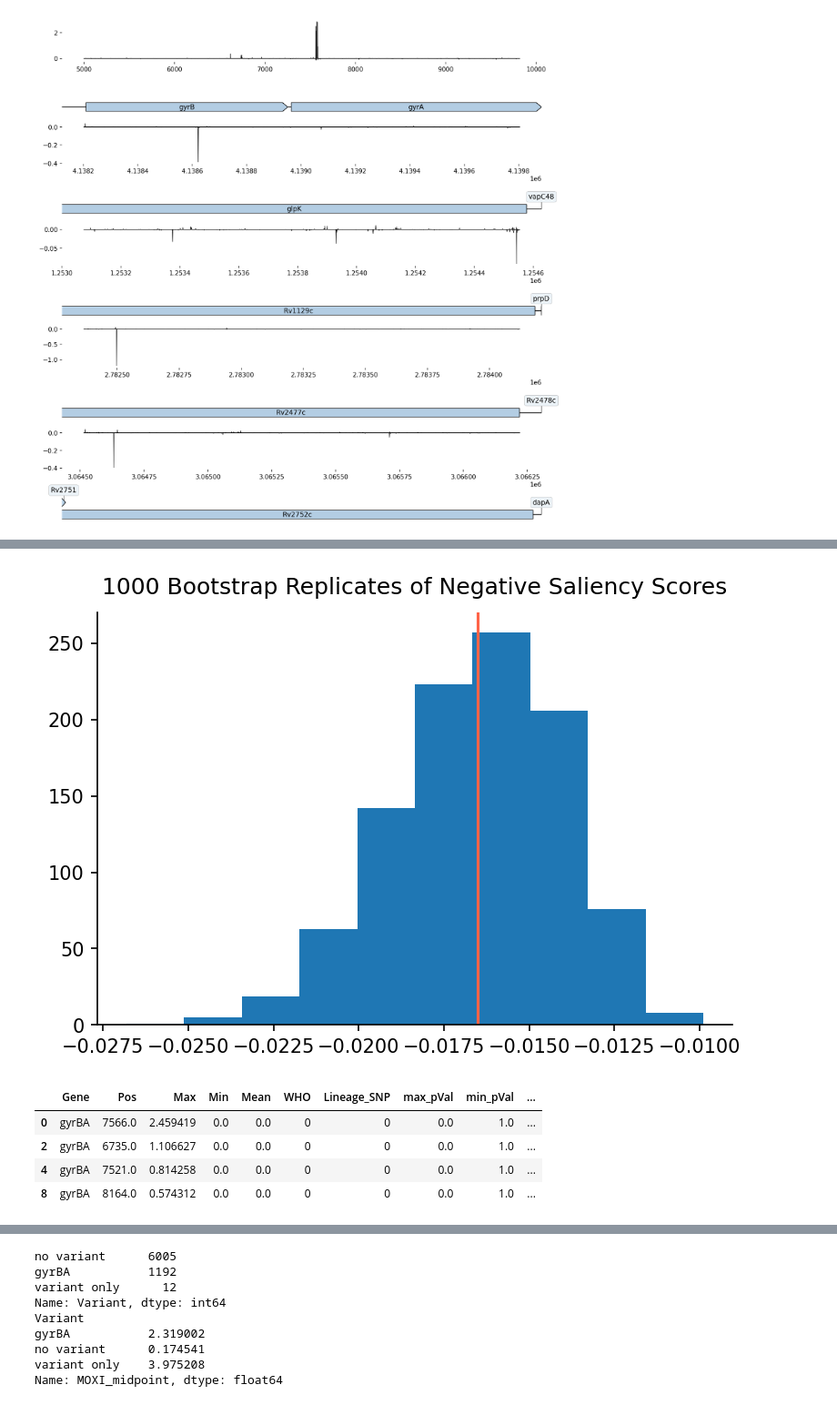
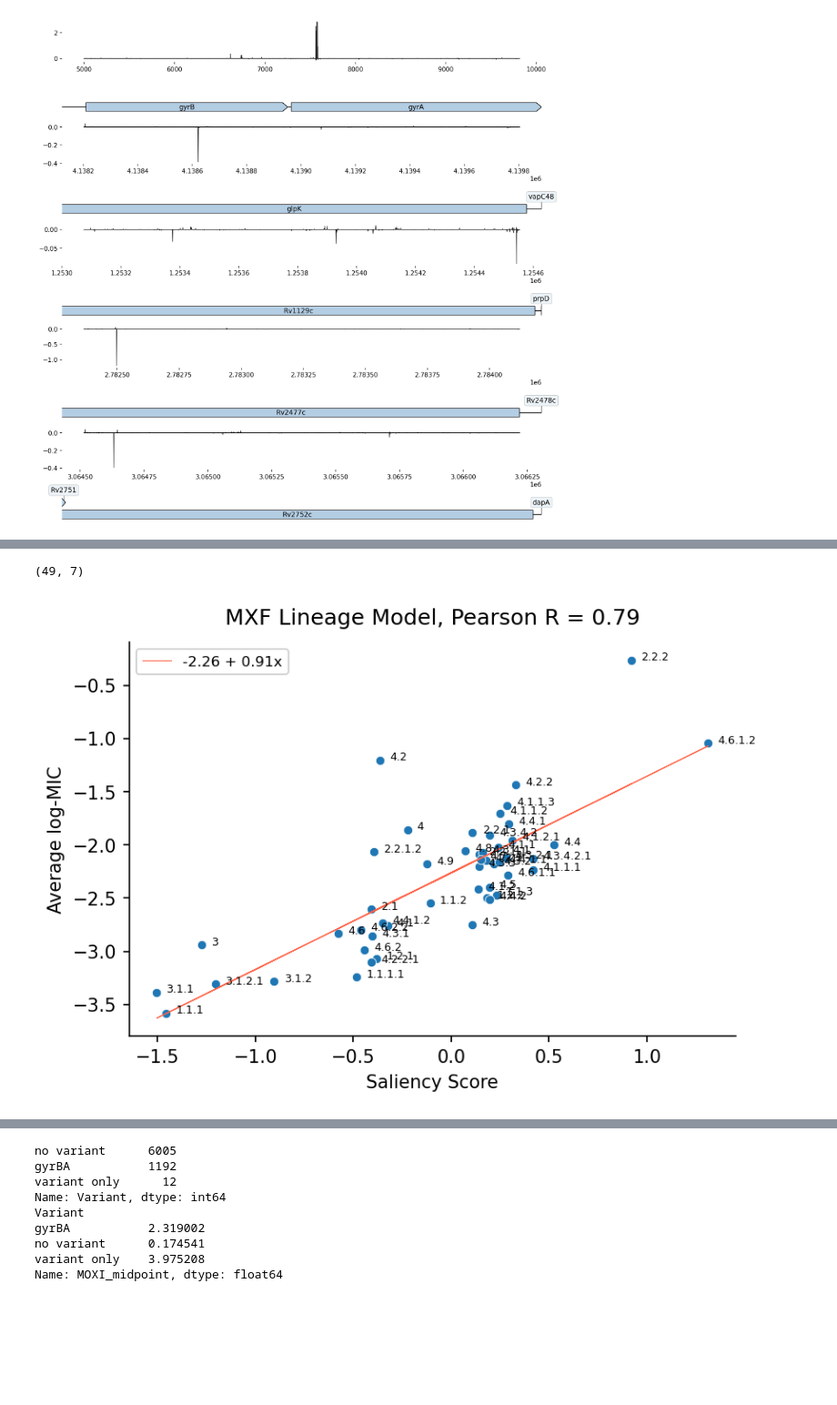
Before and after one commit to sanju99/MtbQuantCNN, a Jupyter notebook: analysis/plot_saliency.ipynb, the cells around one changed output, grey strips where cells are left out. Shown at 91% size. Drawn from its saved outputs; the diff is of its cells as text; code cells hidden in the pictures; blank space fills up the shorter version.

```diff
--- a/analysis/plot_saliency.ipynb
+++ b/analysis/plot_saliency.ipynb
@@ -363,7 +249,0 @@ sns.despine()
-# %%
-plt.hist(bs_min_reps)
-plt.axvline(np.mean(bs_min_reps), color="tomato")
-plt.title("1000 Bootstrap Replicates of Negative Saliency Scores")
-sns.despine()
-# %% [output]
-[figure, removed]
@@ -394,8 +249,0 @@ for i, row in gyrBA_new_analysis.iterrows():
-# %%
-gyrBA_new_analysis.query("log2_FC_LB > 1 & log2_FC_UB > 1")
-# %% [output]
-|  | Gene | Pos | Max | Min | Mean | WHO | Lineage_SNP | max_pVal | min_pVal | ... |
-| 0 | gyrBA | 7566.0 | 2.459419 | 0.0 | 0.0 | 0 | 0 | 0.0 | 1.0 | ... |
-| 2 | gyrBA | 6735.0 | 1.106627 | 0.0 | 0.0 | 0 | 0 | 0.0 | 1.0 | ... |
-| 4 | gyrBA | 7521.0 | 0.814258 | 0.0 | 0.0 | 0 | 0 | 0.0 | 1.0 | ... |
-| 8 | gyrBA | 8164.0 | 0.574312 | 0.0 | 0.0 | 0 | 0 | 0.0 | 1.0 | ... |
@@ -404,0 +250,5 @@ gyrBA_new_analysis.query("log2_FC_LB > 1 & log2_FC_UB > 1")
+# %%
+generate_lineage_saliency_plot("MXF", "/n/data1/hms/dbmi/farhat/Sanjana/CNN_results/MXF_gyrBA_lineage")
+# %% [output]
+(49, 7)
+[figure, added]
```
Also changed, not shown: parts of 40 cells of this notebook, 13 other files.
